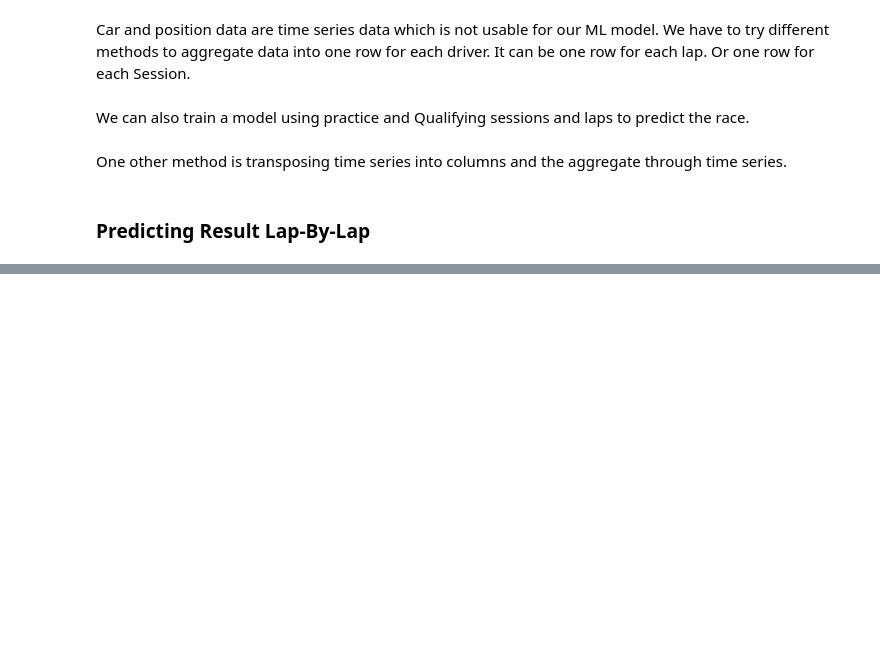
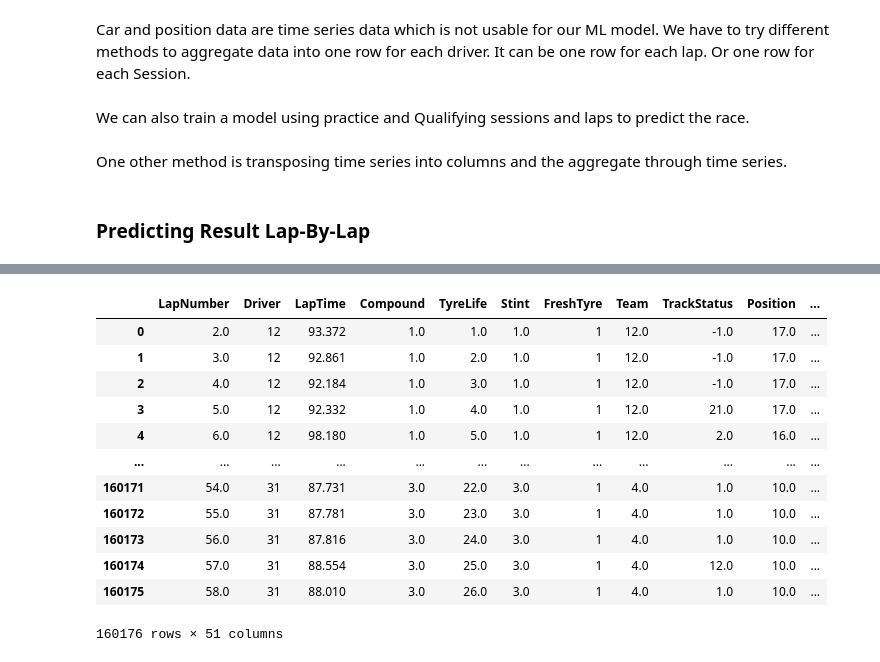
Before and after one commit to kilid69/F1, a Jupyter notebook: main.ipynb, the cells around one changed output, grey strips where cells are left out. Saved outputs shown, nothing was run; the diff lists cells and outputs as text; code cells hidden in the pictures; blank space fills up the shorter version.

```diff
--- a/main.ipynb
+++ b/main.ipynb
@@ -799,0 +774,17 @@ final_df
+# %%
+final_df = pd.read_csv("final_data.csv")
+final_df
+# %% [output]
+|  | LapNumber | Driver | LapTime | Compound | TyreLife | Stint | FreshTyre | Team | TrackStatus | Position | ... |
+| 0 | 2.0 | 12 | 93.372 | 1.0 | 1.0 | 1.0 | 1 | 12.0 | -1.0 | 17.0 | ... |
+| 1 | 3.0 | 12 | 92.861 | 1.0 | 2.0 | 1.0 | 1 | 12.0 | -1.0 | 17.0 | ... |
+| 2 | 4.0 | 12 | 92.184 | 1.0 | 3.0 | 1.0 | 1 | 12.0 | -1.0 | 17.0 | ... |
+| 3 | 5.0 | 12 | 92.332 | 1.0 | 4.0 | 1.0 | 1 | 12.0 | 21.0 | 17.0 | ... |
+| 4 | 6.0 | 12 | 98.180 | 1.0 | 5.0 | 1.0 | 1 | 12.0 | 2.0 | 16.0 | ... |
+| ... | ... | ... | ... | ... | ... | ... | ... | ... | ... | ... | ... |
+| 160171 | 54.0 | 31 | 87.731 | 3.0 | 22.0 | 3.0 | 1 | 4.0 | 1.0 | 10.0 | ... |
+| 160172 | 55.0 | 31 | 87.781 | 3.0 | 23.0 | 3.0 | 1 | 4.0 | 1.0 | 10.0 | ... |
+| 160173 | 56.0 | 31 | 87.816 | 3.0 | 24.0 | 3.0 | 1 | 4.0 | 1.0 | 10.0 | ... |
+| 160174 | 57.0 | 31 | 88.554 | 3.0 | 25.0 | 3.0 | 1 | 4.0 | 12.0 | 10.0 | ... |
+| 160175 | 58.0 | 31 | 88.010 | 3.0 | 26.0 | 3.0 | 1 | 4.0 | 1.0 | 10.0 | ... |
+160176 rows × 51 columns
```
Also changed, not shown: parts of 33 cells of this notebook, 8 other files.
